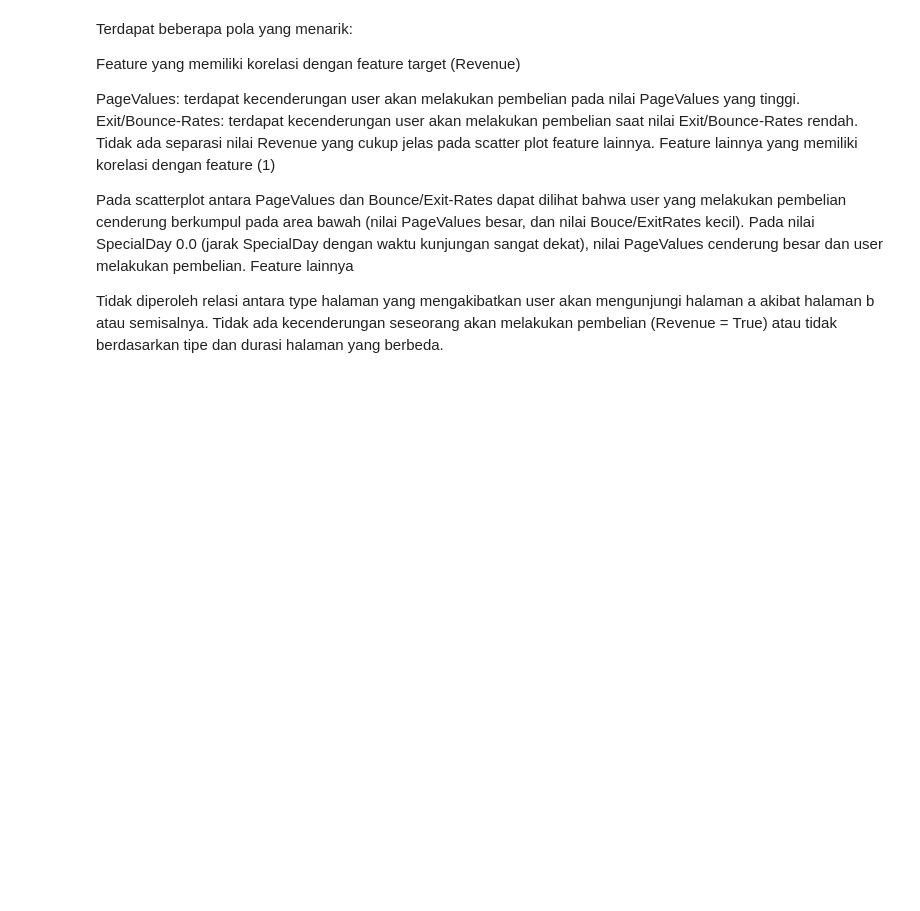
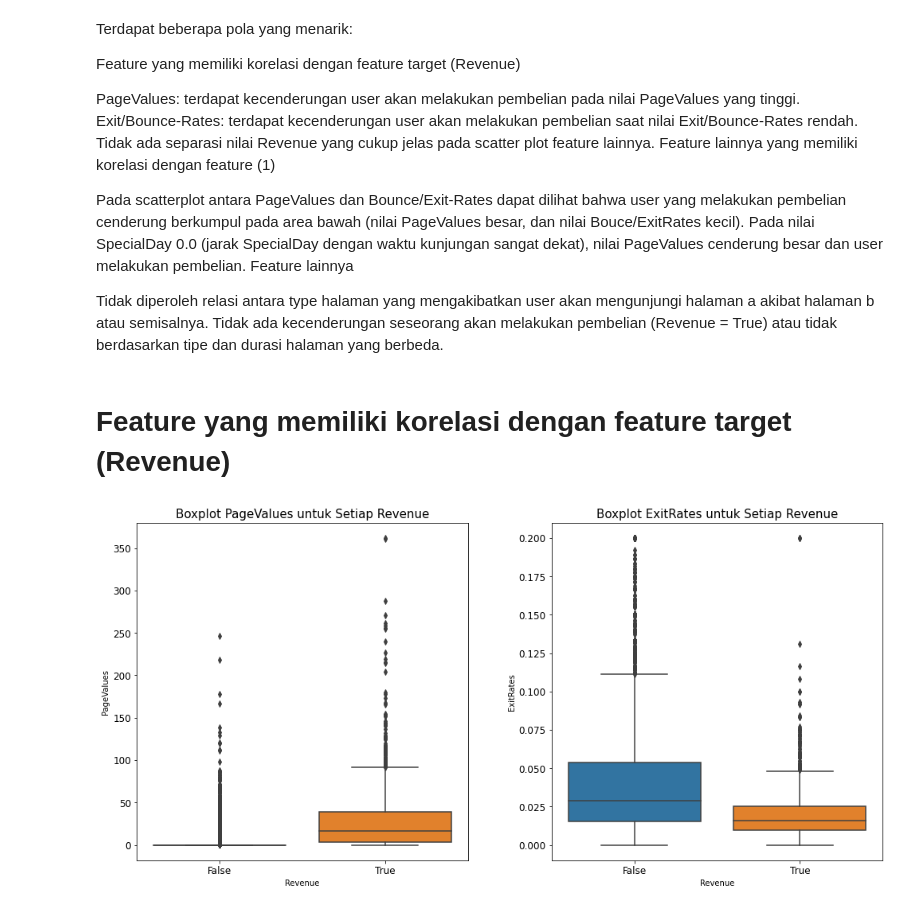
Before and after one commit to angnvi/Ijo-Lumut, a Jupyter notebook: EDA - Multivariate Analysis.ipynb, the cells around one changed output. Cells and saved outputs as stored; diff of their text form; code cells hidden in the pictures; blank space fills up the shorter version.

```diff
--- a/EDA - Multivariate Analysis.ipynb
+++ b/EDA - Multivariate Analysis.ipynb
@@ -83,3 +73,5 @@ Feature lainnya
 
 Tidak diperoleh relasi antara type halaman yang mengakibatkan user akan mengunjungi halaman a akibat halaman b atau semisalnya.
 Tidak ada kecenderungan seseorang akan melakukan pembelian (Revenue = True) atau tidak berdasarkan tipe dan durasi halaman yang berbeda.
+# %% [markdown]
+# Feature yang memiliki korelasi dengan feature target (Revenue)
@@ -85,0 +80,20 @@ Tidak ada kecenderungan seseorang akan melakukan pembelian (Revenue = True) atau
+# %%
+plt.rcParams['figure.figsize'] = 15, 8
+plt.rcParams['xtick.labelsize'] = 'large'
+plt.rcParams['ytick.labelsize'] = 'large'
+fig, (ax1, ax2) = plt.subplots(1, 2)
+
+# Box nilai Revenue dan PageValues
+ax1.set_title('Boxplot PageValues untuk Setiap Revenue', fontsize = 15)
+sns.boxplot(data = df, x = 'Revenue', y = 'PageValues', ax = ax1)
+
+# Boxplot nilai Revenue dan ExitValues
+ax2.set_title('Boxplot ExitRates untuk Setiap Revenue', fontsize = 15)
+sns.boxplot(data = df, x = 'Revenue', y = 'ExitRates', ax = ax2)
+
+# Boxplot nilai Revenue dan BounceRates
+# sns.boxplot(data = df, x = 'Revenue', y = 'BounceRates', ax = ax3)
+
+fig.tight_layout(pad = 5)
+# %% [output]
+[figure, added]
```
Also changed, not shown: parts of 32 cells of this notebook, 2 other files.
